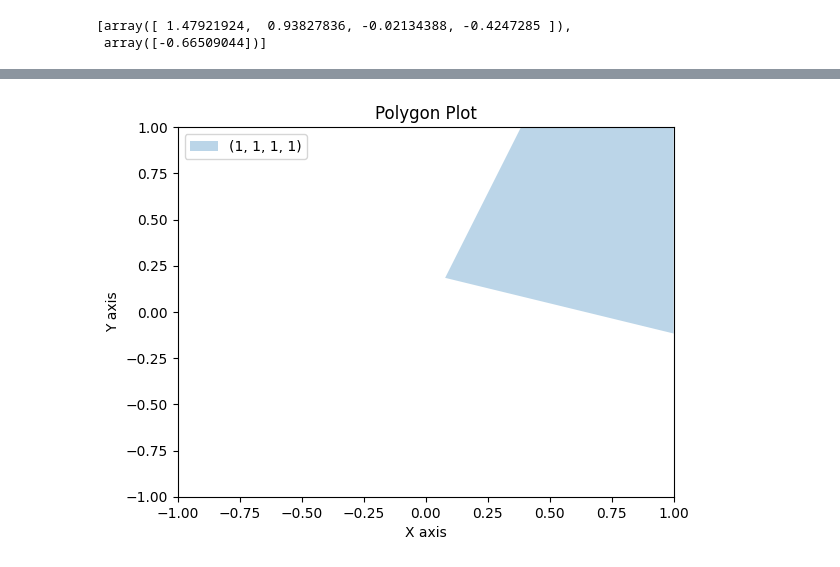
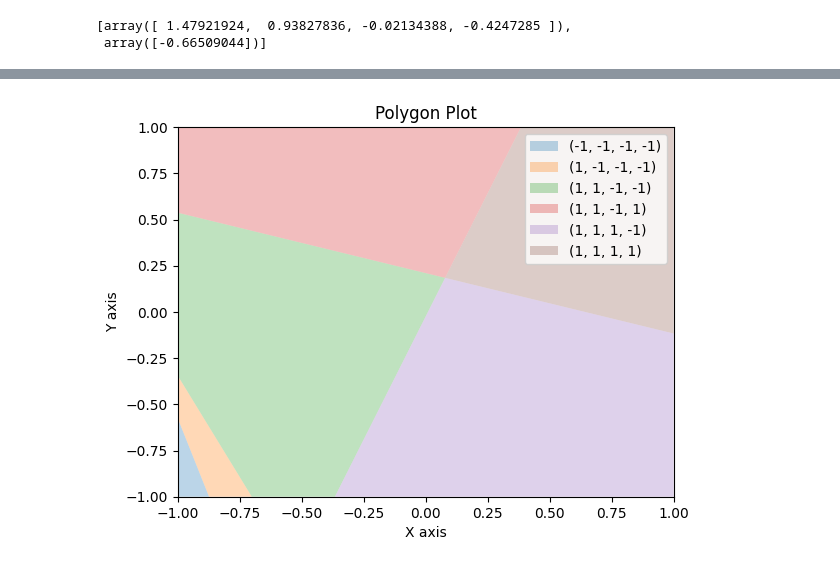
Before and after one commit to a2i2/tree_diff, a Jupyter notebook: notebooks/Merge_NN.ipynb, the cells around one changed output, grey strips where cells are left out. Saved outputs shown, nothing was run; the diff lists cells and outputs as text; code cells hidden in the pictures.

Commit message:
1st layer to polygon completed

```diff
--- a/notebooks/Merge_NN.ipynb
+++ b/notebooks/Merge_NN.ipynb
@@ -91,3 +58,0 @@ array([[-1.26330575, -0.37596265],
-# %%
-b = intercepts[0][:,np.newaxis]
-b.shape
@@ -197,3 +58,0 @@ gen[1]
-# %%
-matrix = np.matrix([[gen[i][j] for j in range(1,gen.col_size)] for i in range(0,gen.row_size)])
-matrix
@@ -204,0 +129,15 @@ matrix([[ 1.        , -0.11686246],
+# %%
+perms = list(itertools.product([-1,1], repeat=4))
+# %%
+matricies = []
+
+for perm in perms:
+    pattern = np.array(perm)
+    #try:
+    matrix = find_activation_region(np.array(perm)[:,np.newaxis])
+    if matrix is None:
+        print(f"could not find region for {perm}")
+        continue
+    matricies.append((matrix, str(perm)))
+    #except Exception as e:
+    #    print(f"could not find region for {perm}", e)
@@ -205,33 +155,28 @@ matrix([[ 1.        , -0.11686246],
 # %%
+from scipy.spatial import ConvexHull
 import numpy as np
 import matplotlib.pyplot as plt
 
-# define the matrix
-matrix = np.array([[ 1.        , -0.11686246],
-                   [ 0.07853103,  0.18439602],
-                   [ 0.38462742,  1.        ],
-                   [ 1.        ,  1.        ]])
+for matrix, label in matricies:
+    # compute the convex hull of the points
+    hull = ConvexHull(matrix)
 
-# extract the x and y coordinates from the matrix
-x = matrix[:, 0]
-y = matrix[:, 1]
+    # extract the x and y coordinates of the convex hull
+    x = matrix[hull.vertices, 0]
+    y = matrix[hull.vertices, 1]
 
-# add the first point to the end of the x and y arrays to close the polygon
-x = np.append(x, x[0])
-y = np.append(y, y[0])
-
-# plot and fill the polygon
-plt.fill(x, y, alpha=0.3, label=(1,1,1,1))
+    # plot and fill the polygon
+    plt.fill(x, y, alpha=0.3, label=label)
 
 # set the axis labels and title
 plt.xlim(-1, 1)
 plt.ylim(-1, 1)
 plt.xlabel('X axis')
 plt.ylabel('Y axis')
 plt.title('Polygon Plot')
 
 # show the plot
 plt.legend()
 plt.show()
 # %% [output]
-[figure, old version]
+[figure, new version]
```
Also changed, not shown: parts of 19 cells of this notebook.
